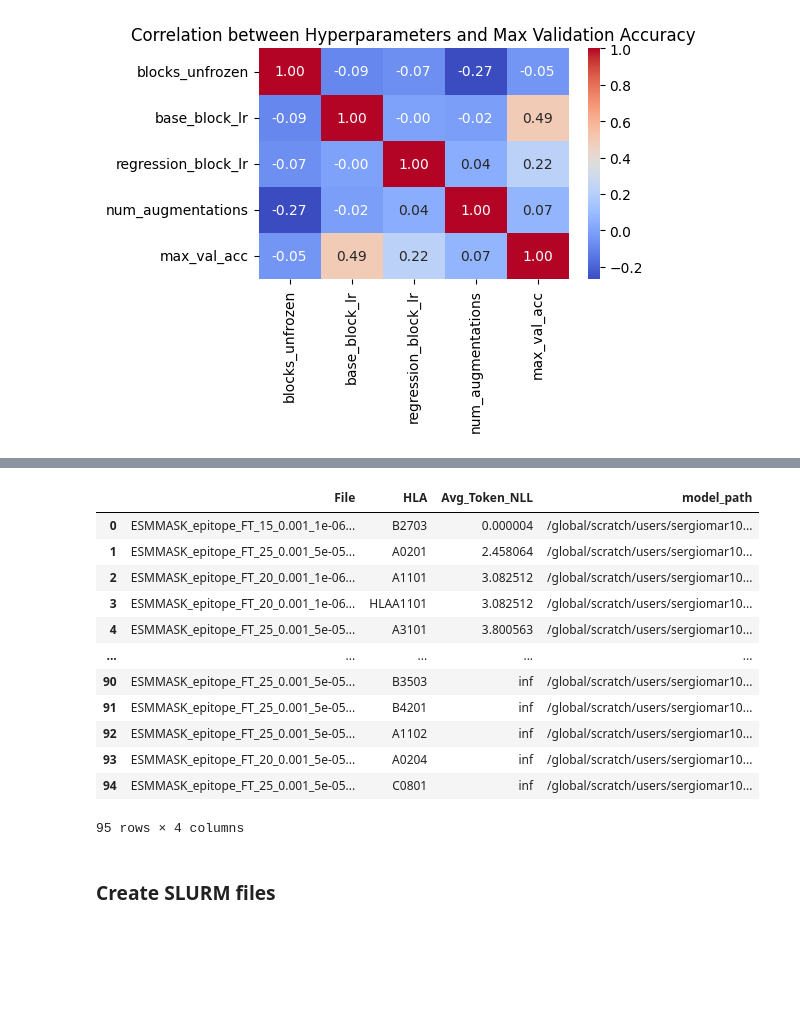
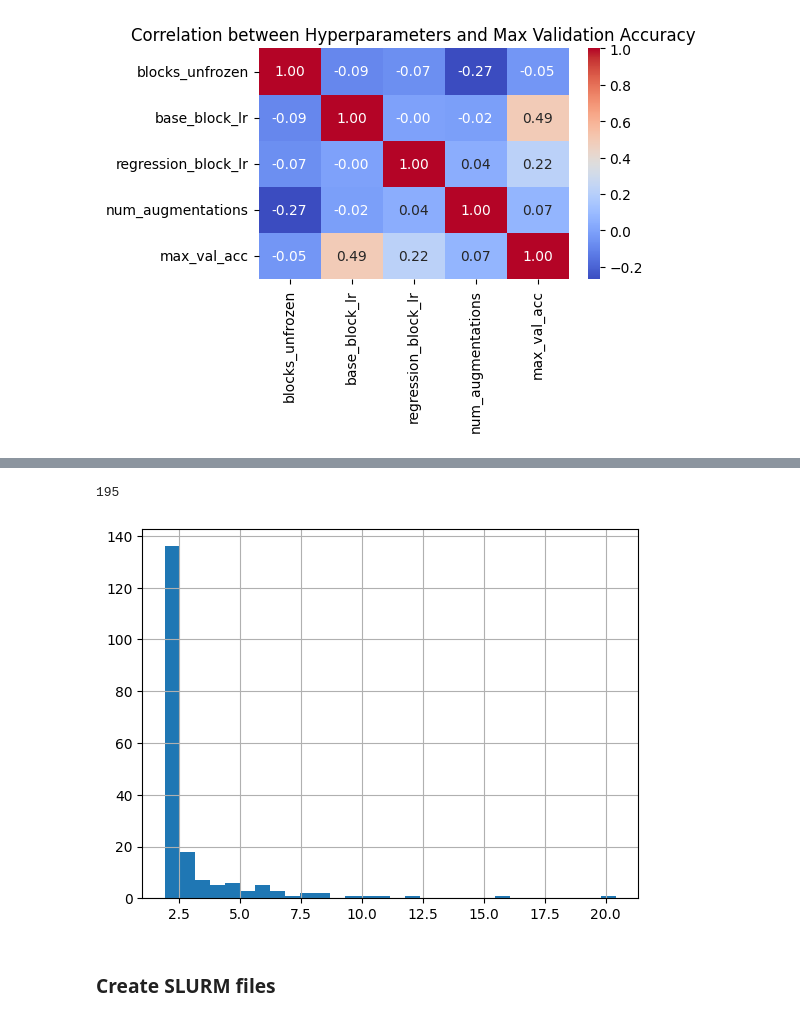
Before and after one commit to sermare/ESMCBA, a Jupyter notebook: jupyter_notebooks/pretraining/Evaluations_Epitope-pretrain.ipynb, the cells around one changed output, grey strips where cells are left out. Saved outputs shown, nothing was run; the diff lists cells and outputs as text; code cells hidden in the pictures; blank space fills up the shorter version.

```diff
--- a/jupyter_notebooks/Evaluations_Epitope-pretrain.ipynb
+++ b/jupyter_notebooks/pretraining/Evaluations_Epitope-pretrain.ipynb
@@ -532,18 +509,10 @@ summary_df = summary_df[summary_df['HLA'].apply(len) > 4]
 # %%
-summary_df = summary_df.drop_duplicates('HLA').reset_index(drop=True)
+summary_df['Model'] = summary_df['HLA']  + '+' + summary_df['Encoding']
-# %%
-summary_df
-# %% [output]
-|  | File | HLA | Avg_Token_NLL | model_path |
-| 0 | ESMMASK_epitope_FT_15_0.001_1e-06... | B2703 | 0.000004 | /global/scratch/users/sergiomar10... |
-| 1 | ESMMASK_epitope_FT_25_0.001_5e-05... | A0201 | 2.458064 | /global/scratch/users/sergiomar10... |
-| 2 | ESMMASK_epitope_FT_20_0.001_1e-06... | A1101 | 3.082512 | /global/scratch/users/sergiomar10... |
-| 3 | ESMMASK_epitope_FT_20_0.001_1e-06... | HLAA1101 | 3.082512 | /global/scratch/users/sergiomar10... |
-| 4 | ESMMASK_epitope_FT_25_0.001_5e-05... | A3101 | 3.800563 | /global/scratch/users/sergiomar10... |
-| ... | ... | ... | ... | ... |
-| 90 | ESMMASK_epitope_FT_25_0.001_5e-05... | B3503 | inf | /global/scratch/users/sergiomar10... |
-| 91 | ESMMASK_epitope_FT_25_0.001_5e-05... | B4201 | inf | /global/scratch/users/sergiomar10... |
-| 92 | ESMMASK_epitope_FT_25_0.001_5e-05... | A1102 | inf | /global/scratch/users/sergiomar10... |
-| 93 | ESMMASK_epitope_FT_20_0.001_5e-05... | A0204 | inf | /global/scratch/users/sergiomar10... |
-| 94 | ESMMASK_epitope_FT_25_0.001_5e-05... | C0801 | inf | /global/scratch/users/sergiomar10... |
-95 rows × 4 columns
+# %%
+set_for_ba_set = summary_df.drop_duplicates('Model')
+set_for_ba_set = set_for_ba_set.reset_index(drop=True)
+set_for_ba_set[set_for_ba_set['Avg_Token_NLL'] < 200]['Avg_Token_NLL'].hist(bins=30)
+print(len(set_for_ba_set))
+# %% [output]
+195
+[figure, added]
```
Also changed, not shown: parts of 27 cells of this notebook, 17 other files.
